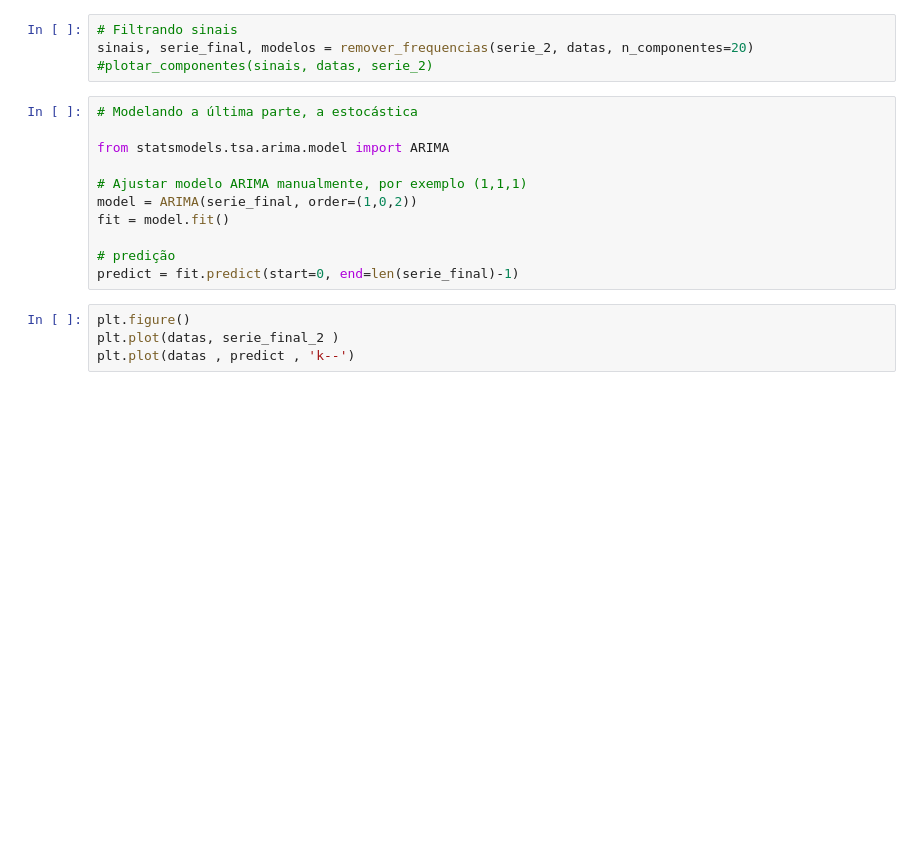
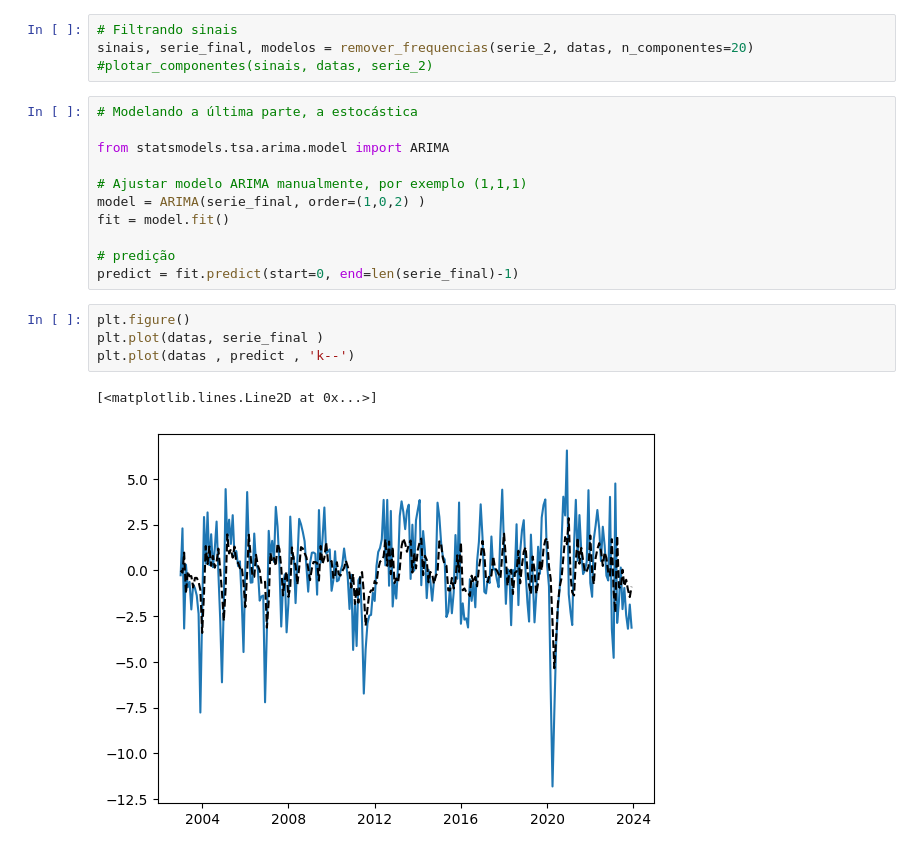
Before and after one commit to KluyvertSouza/Analise-Espectral-de-Series-Temporais, a Jupyter notebook: Previsão Jupyter.ipynb, the cells around one changed output. Cells and saved outputs as stored; diff of their text form; blank space fills up the shorter version.

```diff
--- a/Previsão Jupyter.ipynb
+++ b/Previsão Jupyter.ipynb
@@ -167,15 +173,18 @@ sinais, serie_final, modelos = remover_frequencias(serie_2, datas, n_componentes
 from statsmodels.tsa.arima.model import ARIMA
 
 # Ajustar modelo ARIMA manualmente, por exemplo (1,1,1)
-model = ARIMA(serie_final, order=(1,0,2))
+model = ARIMA(serie_final, order=(1,0,2) )
 fit = model.fit()
 
 # predição
 predict = fit.predict(start=0, end=len(serie_final)-1)
 # %%
 plt.figure()
-plt.plot(datas, serie_final_2 )
+plt.plot(datas, serie_final )
 plt.plot(datas , predict , 'k--')
+# %% [output]
+[<matplotlib.lines.Line2D at 0x...>]
+[figure, added]
 # %%
 # Recriar os senos removidos
 componentes = [modelo_seno(t, *p) for p in modelos]
```
Also changed, not shown: parts of 10 cells of this notebook.
